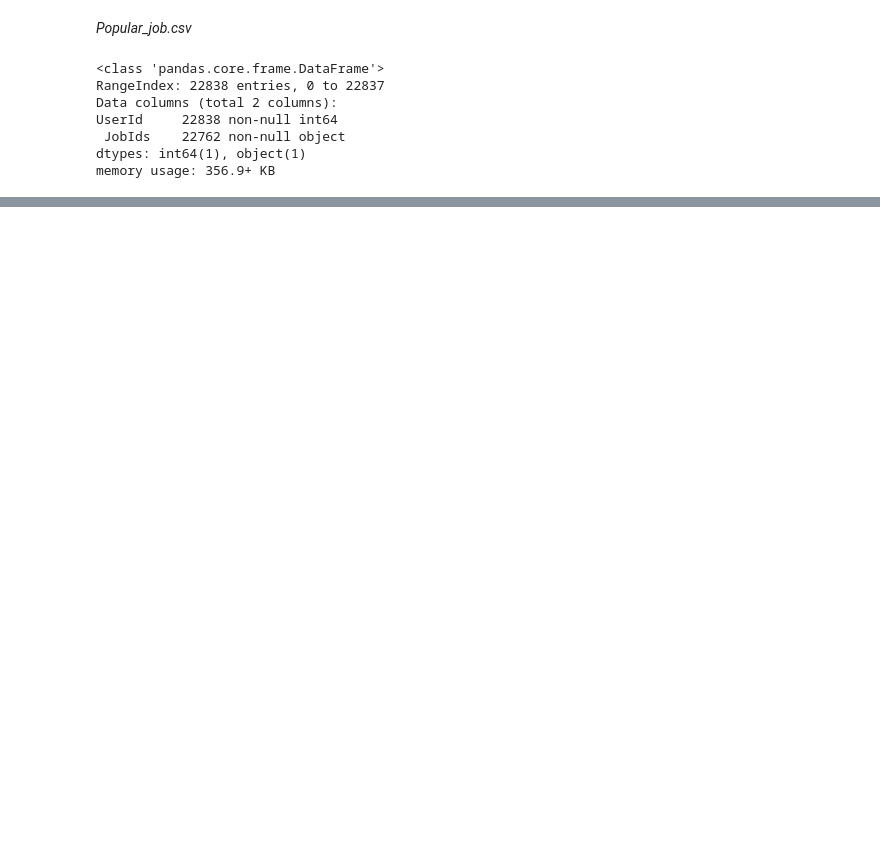
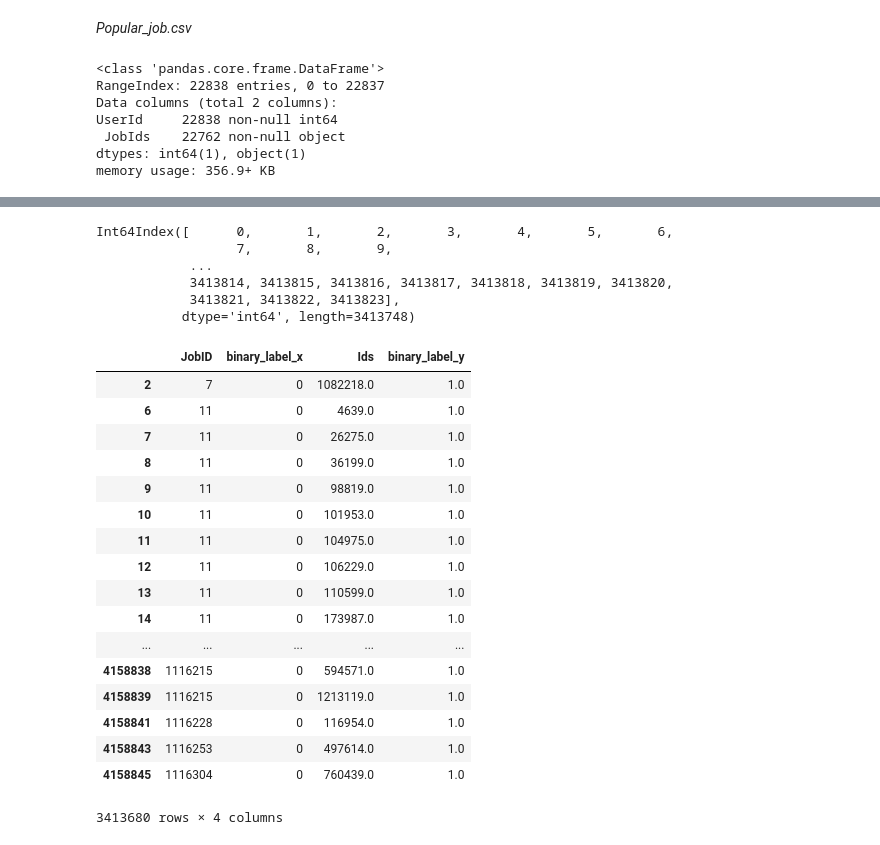
Before and after one commit to KienHVu/Projects, a Jupyter notebook: YSO_1.ipynb, the cells around one changed output, grey strips where cells are left out. Saved outputs shown, nothing was run; the diff lists cells and outputs as text; code cells hidden in the pictures; blank space fills up the shorter version.

```diff
--- a/YSO_1.ipynb
+++ b/YSO_1.ipynb
@@ -164,0 +247,2 @@ popular_job.head()
+# %%
+df_applied['JobID'] = df_applied['JobID'].astype(int)
@@ -164,0 +253,3 @@ popular_job.head()
+# %%
+df_applied.drop(df_applied[df_applied.JobID == 'nan'].index,inplace=True)
+df_applied['JobID'] = df_applied['JobID'].astype(int)
@@ -164,0 +264,2 @@ popular_job.head()
+# %%
+df_jobs['binary_label'] = int(0)
@@ -164,0 +275,33 @@ popular_job.head()
+# %%
+df_applied.index
+# %% [output]
+Int64Index([      0,       1,       2,       3,       4,       5,       6,
+                  7,       8,       9,
+            ...
+            3413814, 3413815, 3413816, 3413817, 3413818, 3413819, 3413820,
+            3413821, 3413822, 3413823],
+           dtype='int64', length=3413748)
+# %%
+# try combining two dataframe with left join
+combined_test = pd.merge(df_jobs,df_applied,on='JobID',how='left')
+# %%
+combined_test[combined_test['Ids'].notnull()]
+# %% [output]
+|  | JobID | binary_label_x | Ids | binary_label_y |
+| 2 | 7 | 0 | 1082218.0 | 1.0 |
+| 6 | 11 | 0 | 4639.0 | 1.0 |
+| 7 | 11 | 0 | 26275.0 | 1.0 |
+| 8 | 11 | 0 | 36199.0 | 1.0 |
+| 9 | 11 | 0 | 98819.0 | 1.0 |
+| 10 | 11 | 0 | 101953.0 | 1.0 |
+| 11 | 11 | 0 | 104975.0 | 1.0 |
+| 12 | 11 | 0 | 106229.0 | 1.0 |
+| 13 | 11 | 0 | 110599.0 | 1.0 |
+| 14 | 11 | 0 | 173987.0 | 1.0 |
+| ... | ... | ... | ... | ... |
+| 4158838 | 1116215 | 0 | 594571.0 | 1.0 |
+| 4158839 | 1116215 | 0 | 1213119.0 | 1.0 |
+| 4158841 | 1116228 | 0 | 116954.0 | 1.0 |
+| 4158843 | 1116253 | 0 | 497614.0 | 1.0 |
+| 4158845 | 1116304 | 0 | 760439.0 | 1.0 |
+3413680 rows × 4 columns
```
Also changed, not shown: parts of 79 cells of this notebook.
